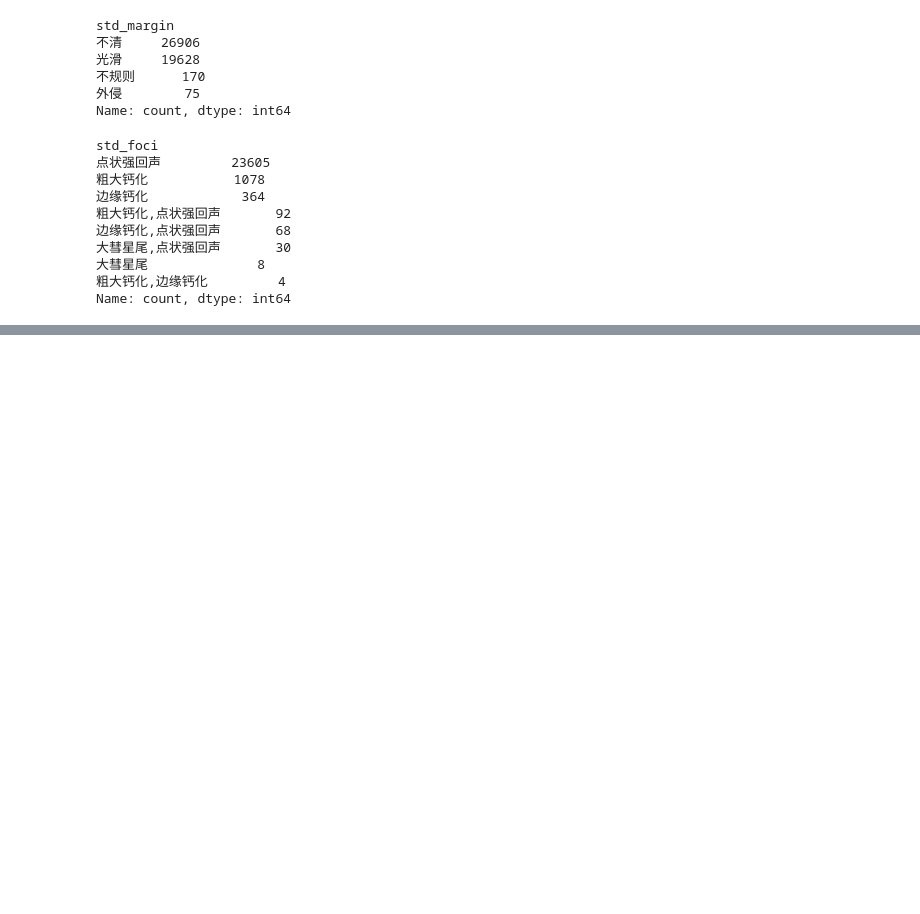
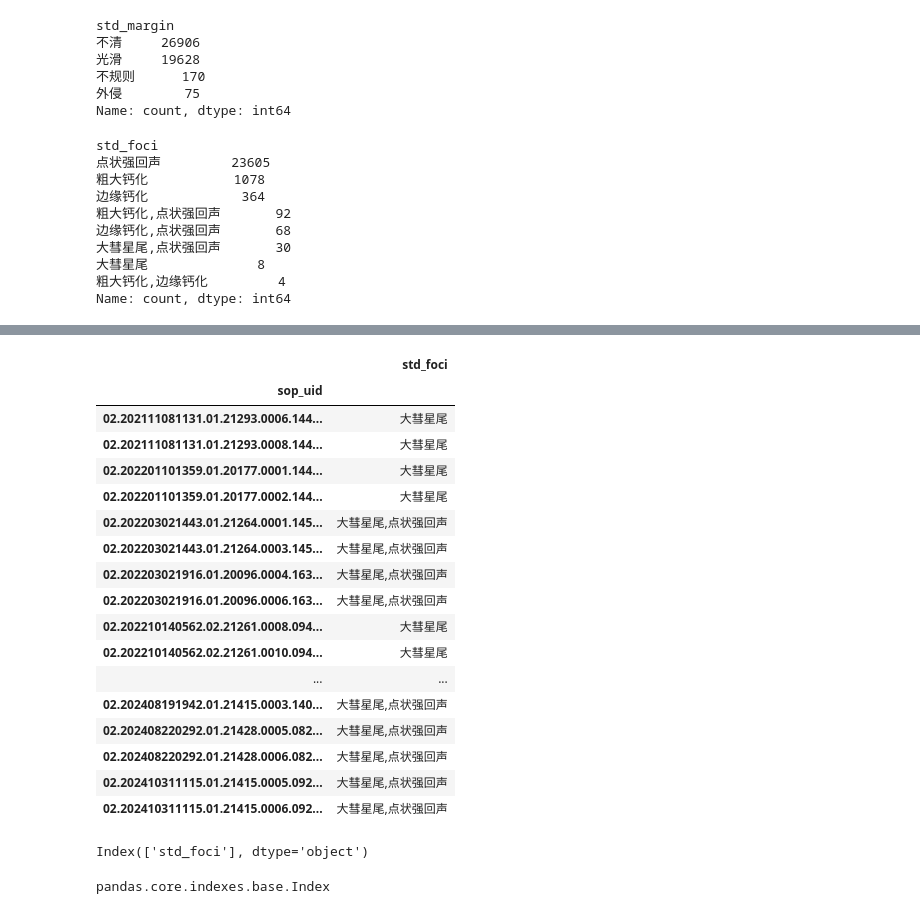
Before and after one commit to bibaodi/thyroid_train01, a Jupyter notebook: jupyterNotebooks/250423-statsEchoCompostions.ipynb, the cells around one changed output, grey strips where cells are left out. Drawn from its saved outputs; the diff is of its cells as text; code cells hidden in the pictures; blank space fills up the shorter version.

Commit message:
add pandas select with index

```diff
--- a/jupyterNotebooks/250423-statsEchoCompostions.ipynb
+++ b/jupyterNotebooks/250423-statsEchoCompostions.ipynb
@@ -173,0 +202,6 @@ Name: count, dtype: int64
+# %%
+def getClsDataframe(cols, sheetName, exfile, index_col=None):
+    cols_df = pd.read_excel(exfile, sheet_name=sheetName, usecols=cols, index_col=index_col)
+    return cols_df
+
+df_uidFociWithIdx = getClsDataframe(['sop_uid', 'std_foci'], sheetName, exfile, 'sop_uid')
@@ -173,0 +229,26 @@ Name: count, dtype: int64
+# %%
+df_uidFociWithIdxFillNa = df_uidFociWithIdx.fillna('NAN')
+
+filtered_df = df_uidFociWithIdxFillNa.loc[df_uidFociWithIdxFillNa['std_foci'].str.startswith('大彗星尾') ]
+filtered_df_marginCalci = df_uidFociWithIdxFillNa.loc[df_uidFociWithIdxFillNa['std_foci'].str.startswith('边缘钙化')]
+# %%
+display(filtered_df)
+# %% [output]
+|  | std_foci |
+| sop_uid |  |
+| 02.202111081131.01.21293.0006.144... | 大彗星尾 |
+| 02.202111081131.01.21293.0008.144... | 大彗星尾 |
+| 02.202201101359.01.20177.0001.144... | 大彗星尾 |
+| 02.202201101359.01.20177.0002.144... | 大彗星尾 |
+| 02.202203021443.01.21264.0001.145... | 大彗星尾,点状强回声 |
+| 02.202203021443.01.21264.0003.145... | 大彗星尾,点状强回声 |
+| 02.202203021916.01.20096.0004.163... | 大彗星尾,点状强回声 |
+| 02.202203021916.01.20096.0006.163... | 大彗星尾,点状强回声 |
+| 02.202210140562.02.21261.0008.094... | 大彗星尾 |
+| 02.202210140562.02.21261.0010.094... | 大彗星尾 |
+| ... | ... |
+| 02.202408191942.01.21415.0003.140... | 大彗星尾,点状强回声 |
+| 02.202408220292.01.21428.0005.082... | 大彗星尾,点状强回声 |
+| 02.202408220292.01.21428.0006.082... | 大彗星尾,点状强回声 |
+| 02.202410311115.01.21415.0005.092... | 大彗星尾,点状强回声 |
+| 02.202410311115.01.21415.0006.092... | 大彗星尾,点状强回声 |
@@ -173,0 +257,8 @@ Name: count, dtype: int64
+# %%
+filtered_df.columns
+# %% [output]
+Index(['std_foci'], dtype='object')
+# %%
+type(filtered_df.index)
+# %% [output]
+pandas.core.indexes.base.Index
```
Also changed, not shown: parts of 12 cells of this notebook.
